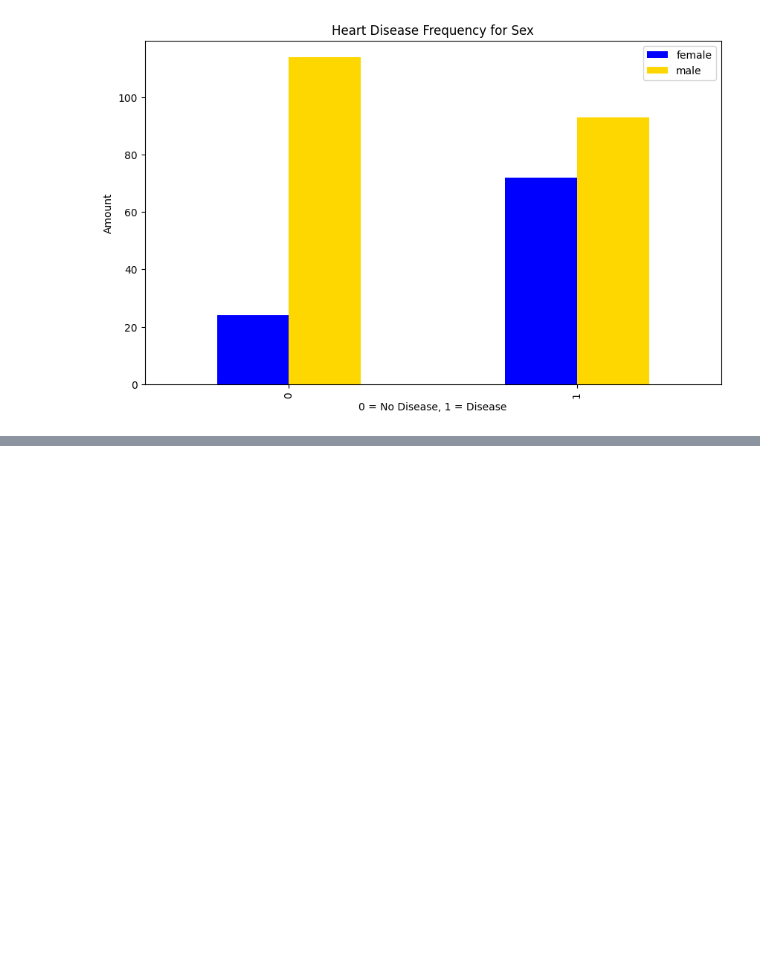
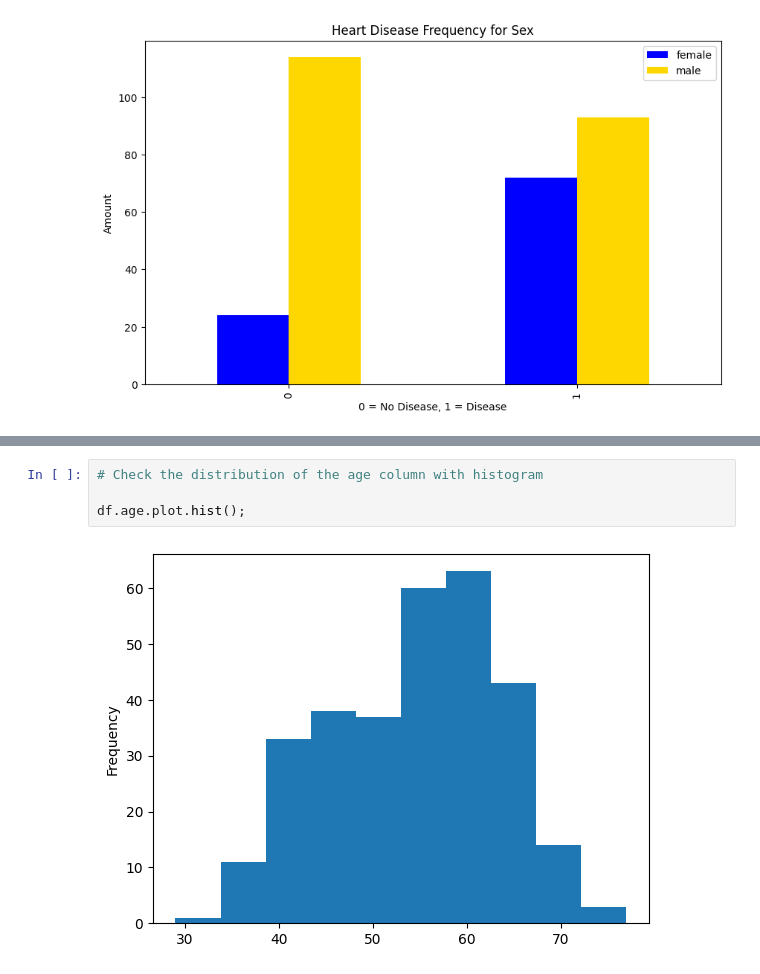
Before and after one commit to mauriciotxt/cl-model-1, a Jupyter notebook: classification-model.ipynb, the cells around one changed output, grey strips where cells are left out. Saved outputs shown, nothing was run; the diff lists cells and outputs as text; blank space fills up the shorter version.

```diff
--- a/classification-model.ipynb
+++ b/classification-model.ipynb
@@ -117,0 +161,6 @@ Text(0, 0.5, 'Amount')
+# %%
+# Check the distribution of the age column with histogram
+
+df.age.plot.hist();
+# %% [output]
+[figure, added]
```
Also changed, not shown: parts of 9 cells of this notebook, 1 other file.
